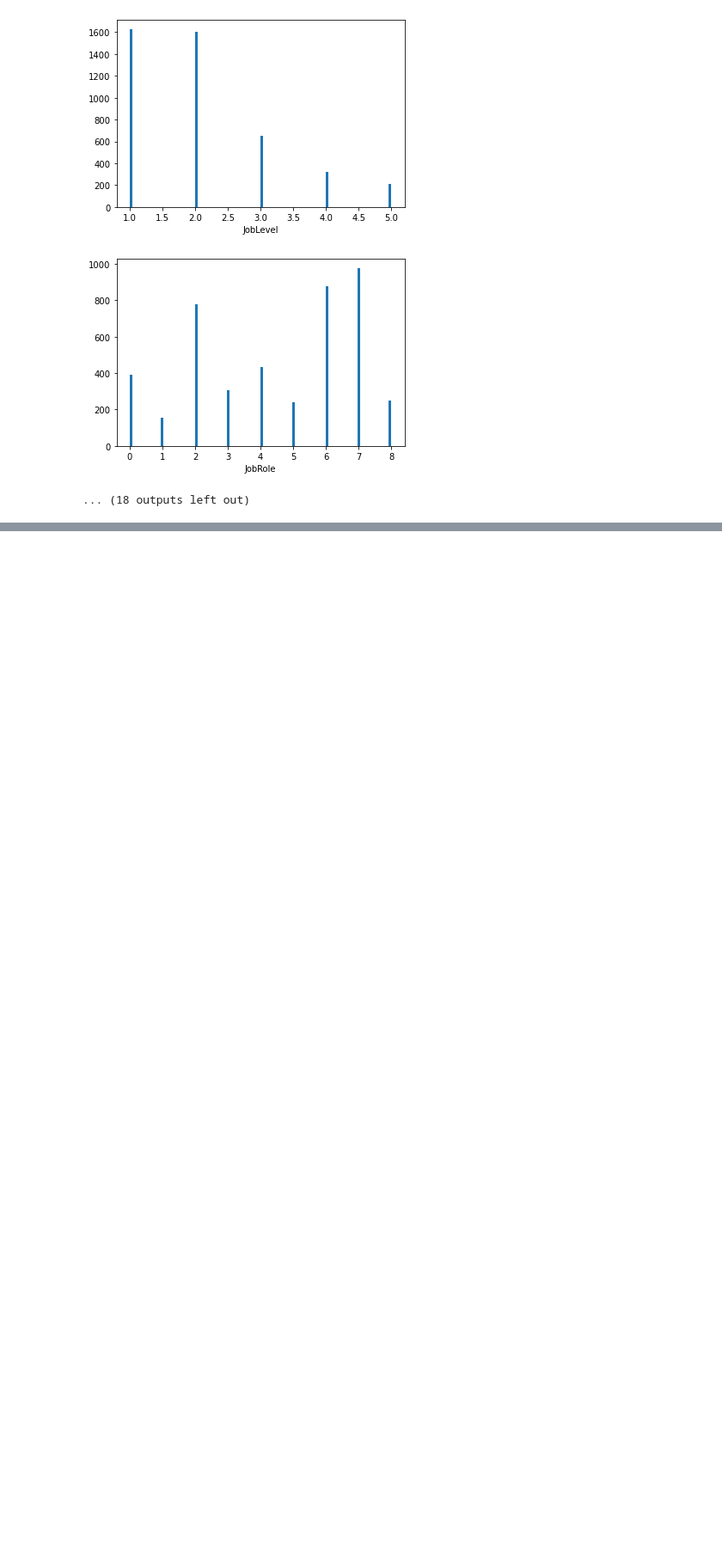
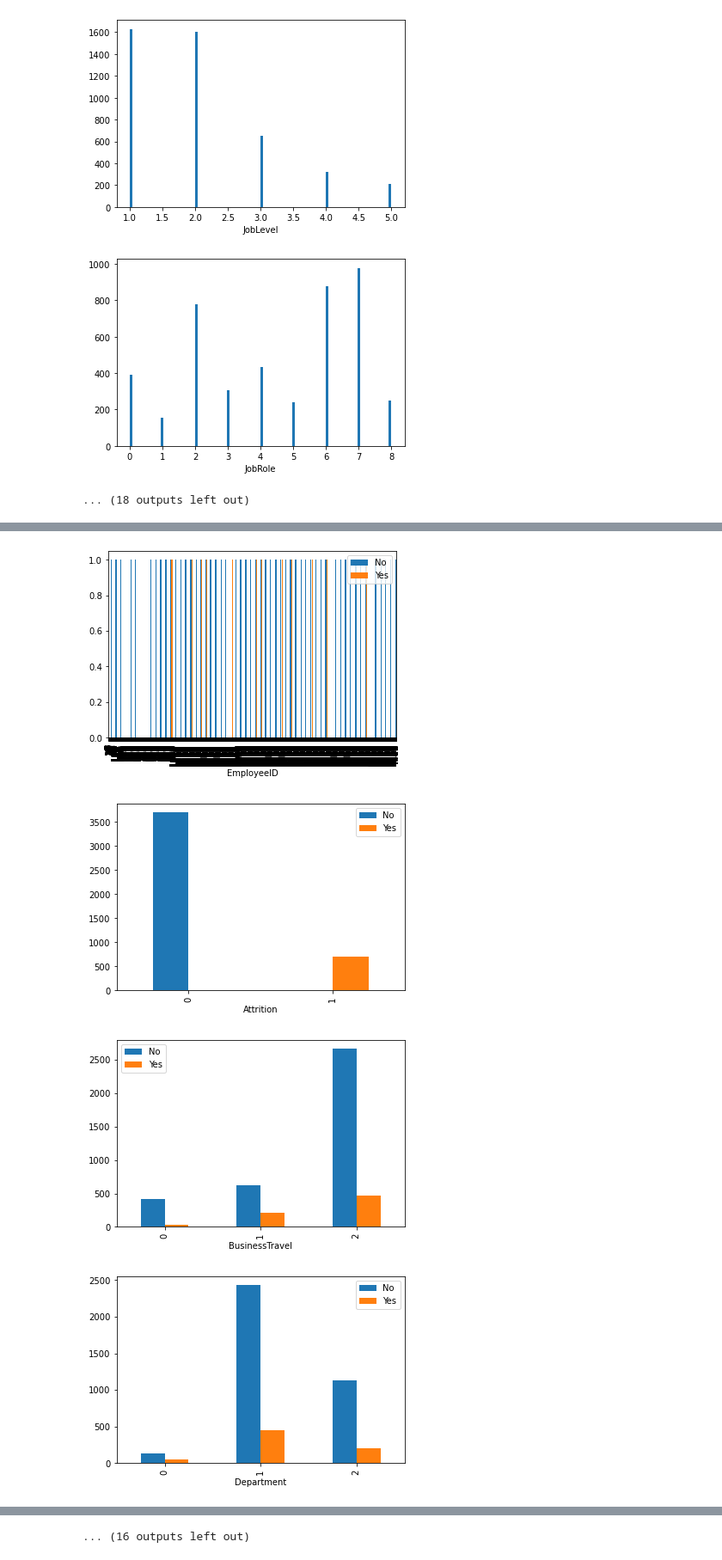
Before and after one commit to Plexiglace-EL/projet-IA, a Jupyter notebook: Projet_V1.ipynb, the cells around one changed output, grey strips where cells are left out. Shown: that part at 86% size. Saved outputs shown, nothing was run; the diff lists cells and outputs as text; code cells hidden in the pictures; blank space fills up the shorter version.

Commit message:
Adding diagrams with attrition

```diff
--- a/Projet_V1.ipynb
+++ b/Projet_V1.ipynb
@@ -268,0 +266,4 @@ Name: Over18, Length: 4410, dtype: int64
+# %%
+#Drop the useless columns Age and Gender because it's not ethic to use this data in our Model
+general.drop(columns=["Age","Gender"], inplace = True)
+general.dtypes
@@ -268,0 +288,11 @@ Name: Over18, Length: 4410, dtype: int64
+# %%
+#We show the graphics with the correlation between the Attrition of every employees
+for col in general.columns :
+    pd.crosstab(general[col], general.Attrition).plot(kind="bar")
+    plt.xlabel(col)
+    plt.legend(["No","Yes"])
+# %% [output]
+[figure, added]
+[figure, added]
+[figure, added]
+[figure, added]
@@ -268,0 +307 @@ Name: Over18, Length: 4410, dtype: int64
+... (16 outputs left out)
```
Also changed, not shown: parts of 7 cells of this notebook.
